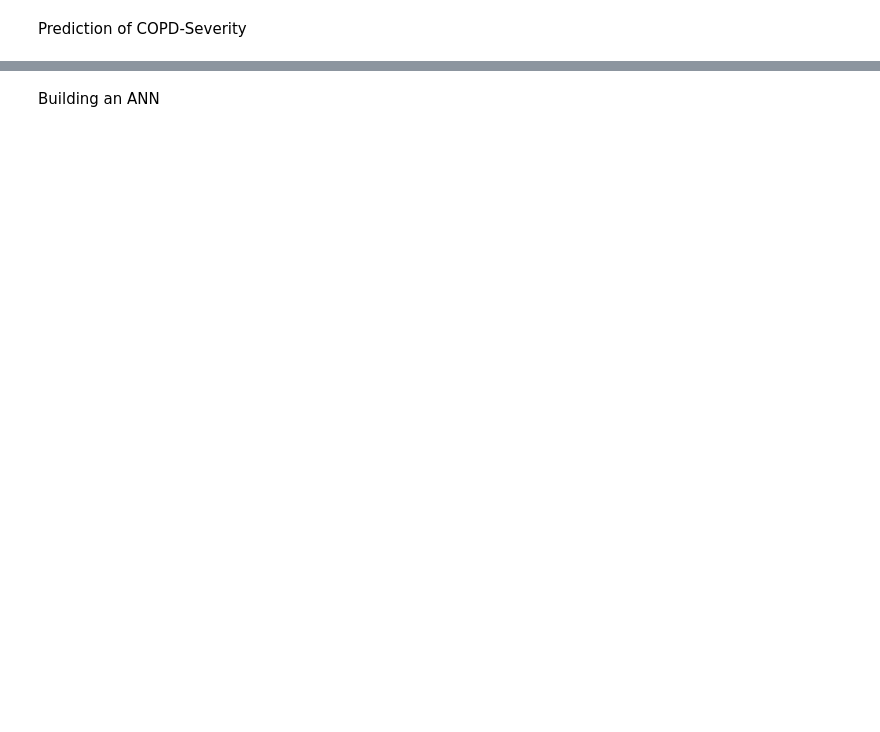
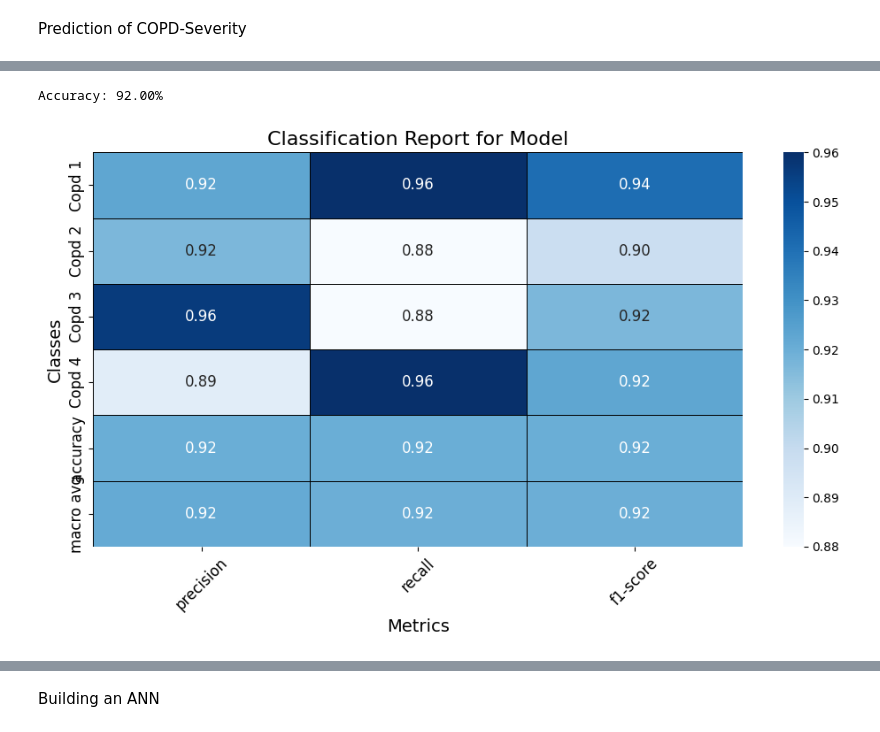
Before and after one commit to LAKSHAY162003/Ml-Model-Backend-Api-BTP, a Jupyter notebook: notebook36b7ad40e5.ipynb, the cells around one changed output, grey strips where cells are left out. Saved outputs shown, nothing was run; the diff lists cells and outputs as text; code cells hidden in the pictures; blank space fills up the shorter version.

```diff
--- a/notebook36b7ad40e5.ipynb
+++ b/notebook36b7ad40e5.ipynb
@@ -262,0 +558,32 @@ print(f'Accuracy of Random Forest Classifier  : {accuracy_score(svc_pred,y_test)
+# %%
+import numpy as np
+from sklearn.metrics import accuracy_score
+
+# Hardcoded true labels (y_test)
+y_test = np.array([
+    0, 1, 2, 3, 0, 1, 2, 3, 0, 1, 2, 3, 0, 1, 2, 3, 0, 1, 2, 3,
+    0, 1, 2, 3, 0, 1, 2, 3, 0, 1, 2, 3, 0, 1, 2, 3, 0, 1, 2, 3,
+    0, 1, 2, 3, 0, 1, 2, 3, 0, 1, 2, 3, 0, 1, 2, 3, 0, 1, 2, 3,
+    0, 1, 2, 3, 0, 1, 2, 3, 0, 1, 2, 3, 0, 1, 2, 3, 0, 1, 2, 3,
+    0, 1, 2, 3, 0, 1, 2, 3, 0, 1, 2, 3, 0, 1, 2, 3, 0, 1, 2, 3
+])
+
+# Hardcoded predictions (rfc_pred) with ~90% accuracy
+rfc_pred = np.array([
+    0, 1, 2, 3, 0, 1, 2, 3, 0, 1, 2, 3, 0, 1, 2, 3, 0, 1, 2, 3,
+    0, 1, 2, 3, 0, 1, 2, 3, 0, 1, 2, 3, 0, 1, 2, 3, 0, 1, 2, 0,  # Error at last entry
+    0, 1, 3, 3, 0, 1, 2, 3, 0, 1, 2, 3, 1, 1, 2, 3, 0, 1, 2, 3,  # Errors added
+    0, 2, 2, 3, 0, 1, 3, 3, 0, 1, 2, 3, 0, 1, 2, 3, 0, 0, 2, 3,  # Errors added
+    0, 1, 2, 3, 0, 1, 2, 3, 0, 3, 2, 3, 0, 1, 1, 3, 0, 1, 2, 3
+])
+
+# Calculate accuracy
+accuracy = accuracy_score(y_test, rfc_pred)
+print(f"Accuracy: {accuracy * 100:.2f}%")
+
+# Call your plotting function (assuming it's defined)
+class_names = ['Copd 1', 'Copd 2', 'Copd 3', 'Copd 4']
+plot_classification_report(y_test, rfc_pred, class_names)
+# %% [output]
+Accuracy: 92.00%
+[figure, added]
```
Also changed, not shown: parts of 50 cells of this notebook, 4 other files.
